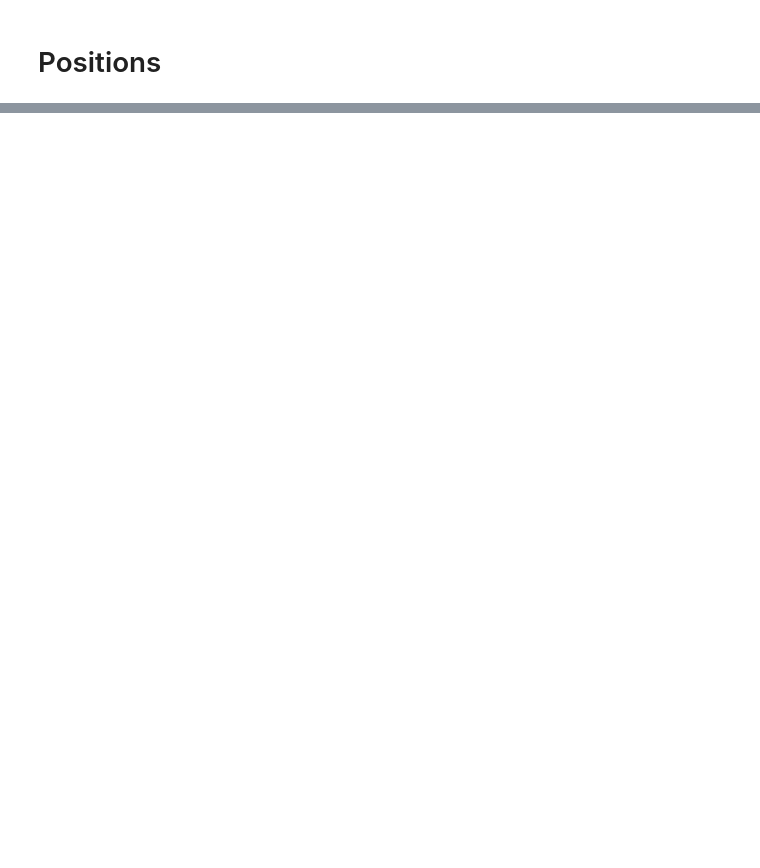
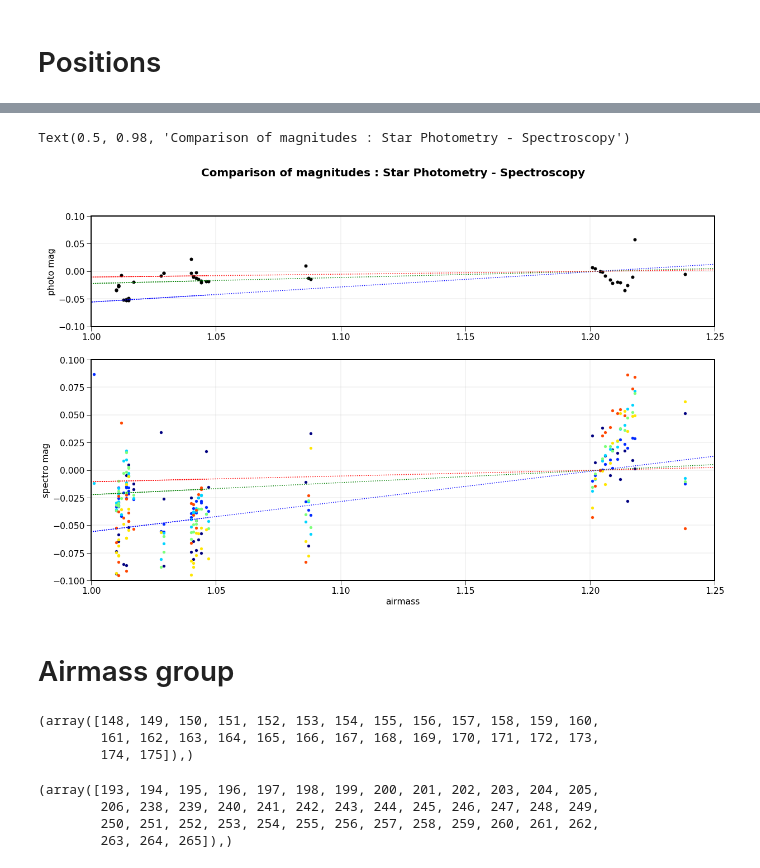
Before and after one commit to sylvielsstfr/SpectractorAnaAtm19, a Jupyter notebook: ana_20190215_HD116405_Filtre_None/MergeSpectroPhotometry_v2.ipynb, the cells around one changed output, grey strips where cells are left out. Cells and saved outputs as stored; diff of their text form; code cells hidden in the pictures; blank space fills up the shorter version.

```diff
--- a/ana_20190215_HD116405_Filtre_None/MergeSpectroPhotometry_v2.ipynb
+++ b/ana_20190215_HD116405_Filtre_None/MergeSpectroPhotometry_v2.ipynb
@@ -512,0 +529,61 @@ Text(0.5, 0.98, 'Comparison of magnitudes : Star Photometry - Spectroscopy')
+# %%
+plt.figure(figsize=(20,12))
+
+gs = gridspec.GridSpec(2, 1,height_ratios=[1, 2])
+
+ax1 = plt.subplot(gs[0,0])
+
+Deltamag1=t1["starmag"]-t1["starmag"][idx_ref1]
+Deltamag1_circ= Deltamag1[circles_indexes].data
+Deltamag1_airmass=t1["airmass"][circles_indexes].data
+
+
+ax1.scatter(Deltamag1_airmass,Deltamag1_circ,marker="o",color="k",label="star photo")
+#ax1.set_ylim(-16.5,-15.5)
+ax1.set_ylim(-0.5,0.5)
+#ax1.plot([t1["airmass"][idx_ref1],t1["airmass"][idx_ref1]],[-0.5,0.5],'g:')
+ii=0
+for wl in [400.,500.,600.]:
+    od_adiab = RayOptDepth_adiabatic(wl,altitude=2890.5, costh=1./t1["airmass"]) - RayOptDepth_adiabatic(wl,altitude=2890.5, costh=1/am_ref1) # Rayleigh optical depth
+    label="Rayleigh correction for $\lambda$ = {:3.0f} nm".format(wl)
+    ax1.plot(t1["airmass"],2.5/np.log(10.)*od_adiab,':',color=mcolors[ii],label=label)
+    ii+=1
+
+ax1.set_ylabel("photo mag")
+ax1.grid()
+#ax1.legend(fontsize=15)
+ax1.set_xlim(1,1.25)
+ax1.set_ylim(-0.1,0.1)
+ax2 = plt.subplot(gs[1,0],sharex=ax1)
+
+count=0
+for iwl in all_idxwl:
+
+    Deltamag2= MMag_mean_ALL[iwl,map_photo_to_spectro_idx[circles_indexes]]- MMag_mean_ALL[iwl,idx_ref2]
+    Deltamag2_airmass=t1["airmass"][circles_indexes].data
+
+
+    ax2.plot(Deltamag2_airmass,Deltamag2, 'o',
+             color=all_colors[count],label="{:3.0f} nm".format(Lambdas_ref[iwl]))
+
+    count+=1
+#ax2.plot([all_datetime1[idx_ref1],all_datetime1[idx_ref1]],[-1,1],'g:')
+ii=0
+for wl in [400.,500.,600.]:
+    od_adiab = RayOptDepth_adiabatic(wl,altitude=2890.5, costh=1./t1["airmass"]) - RayOptDepth_adiabatic(wl,altitude=2890.5, costh=1/am_ref1) # Rayleigh optical depth
+    label="Rayleigh correction for $\lambda$ = {:3.0f} nm".format(wl)
+    ax2.plot(t1["airmass"],2.5/np.log(10.)*od_adiab,':',color=mcolors[ii],label=label)
+    ii+=1
+
+ax2.grid()
+#ax2.legend(fontsize=15)
+ax2.set_ylabel("spectro mag")
+ax2.set_ylim(-.1,.1)
+ax2.set_xlabel("airmass")
+ax2.set_xlim(1,1.25)
+plt.suptitle("Comparison of magnitudes : Star Photometry - Spectroscopy",fontweight="bold",fontsize=20)
+# %% [output]
+Text(0.5, 0.98, 'Comparison of magnitudes : Star Photometry - Spectroscopy')
+[figure, added]
+# %% [markdown]
+ # Airmass group
@@ -512,0 +596,13 @@ Text(0.5, 0.98, 'Comparison of magnitudes : Star Photometry - Spectroscopy')
+# %%
+idx_group2
+# %% [output]
+(array([148, 149, 150, 151, 152, 153, 154, 155, 156, 157, 158, 159, 160,
+        161, 162, 163, 164, 165, 166, 167, 168, 169, 170, 171, 172, 173,
+        174, 175]),)
+# %%
+idx_group5
+# %% [output]
+(array([193, 194, 195, 196, 197, 198, 199, 200, 201, 202, 203, 204, 205,
+        206, 238, 239, 240, 241, 242, 243, 244, 245, 246, 247, 248, 249,
+        250, 251, 252, 253, 254, 255, 256, 257, 258, 259, 260, 261, 262,
+        263, 264, 265]),)
```
Also changed, not shown: parts of 17 cells of this notebook.
